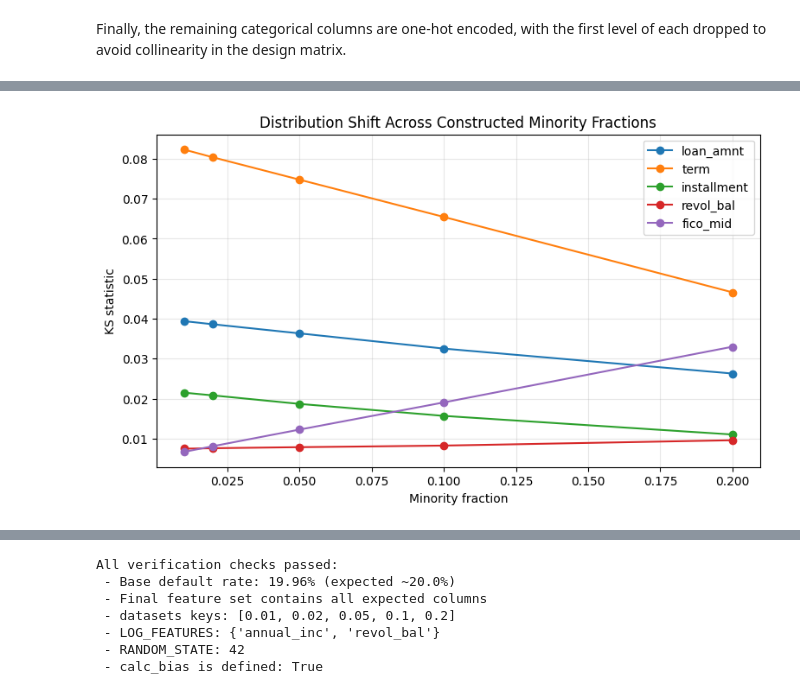
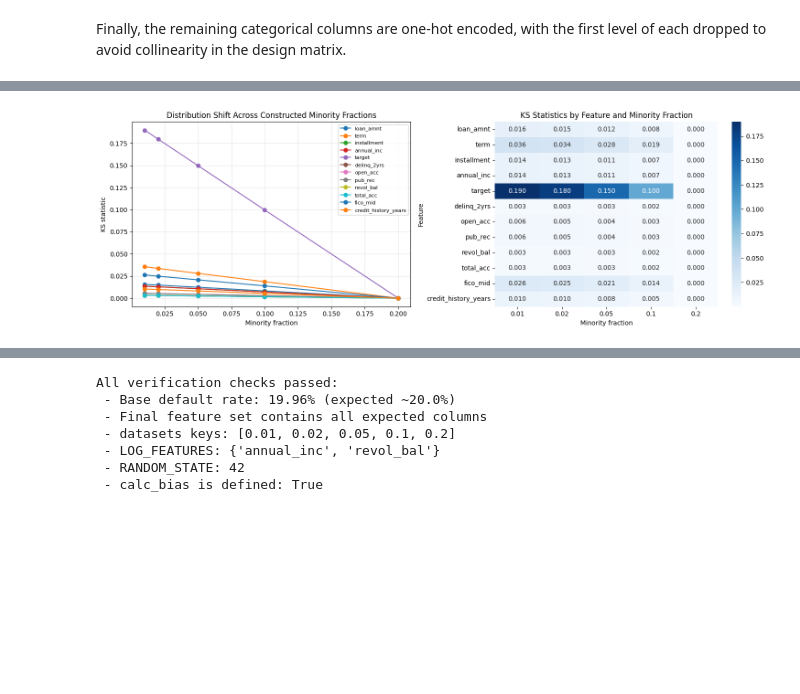
Before and after one commit to TimAngevare/Adversarial-Attacks-on-Class-Imbalanced-Lending-Default-Models, a Jupyter notebook: Notebook_Final_V1.ipynb, the cells around one changed output, grey strips where cells are left out. Saved outputs shown, nothing was run; the diff lists cells and outputs as text; code cells hidden in the pictures; blank space fills up the shorter version.

```diff
--- a/Notebook_Final_V1.ipynb
+++ b/Notebook_Final_V1.ipynb
@@ -404,11 +448,11 @@ df = df.drop(columns=["fico_range_low", "fico_range_high"], errors="ignore")
 # %%
-# For al the other highly correlated features, we will drop one of the pair. The following columns have been identified as highly correlated and will be dropped:
+# columns to drop
 corr_drop_cols = [
     "out_prncp_inv", "total_pymnt_inv", "funded_amnt","funded_amnt_inv", "num_sats",
     "num_rev_tl_bal_gt_0", "tot_hi_cred_lim","total_il_high_credit_limit","bc_util",
     "percent_bc_gt_75","bc_open_to_buy","total_bc_limit", "num_op_rev_tl", "avg_cur_bal",
     "last_fico_range_high","last_fico_range_low","num_bc_sats","num_actv_bc_tl",
-    "total_rev_hi_lim", "num_bc_tl", "num_tl_30dpd",
+    "total_rev_hi_lim", "num_bc_tl", "num_tl_30dpd", "collection_recovery_fee",
 ]
 
 existing_corr_drop_cols = [col for col in corr_drop_cols if col in df.columns]
@@ -548,5 +598,5 @@ Last features drop based on other kaggle sets and logisch nadenken.
 # %%
-drop_for_generalisation = [
+drop_manual = [
     # Too detailed location
     "zip_code",
 
@@ -573,12 +623,13 @@ drop_for_generalisation = [
     "num_rev_accts",
     "num_tl_30dpd",
     "num_tl_op_past_12m",
+    'num_tl_90g_dpd_24m',
 
     # Detailed delinquency percentage; overlaps with broader delinquency/FICO features
     "pct_tl_nvr_dlq"
 ]
 
-df = df.drop(columns=[col for col in drop_for_generalisation if col in df.columns])
+df = df.drop(columns=[col for col in drop_manual if col in df.columns])
 # %%
 print("Remaining features:", df.shape[1])
 print(df.columns.tolist())
@@ -890,5 +950,7 @@ def calc_bias(source_df, sampled_df):
 # %%
+# Construct the five imbalance levels and check subsample bias via a Kolmogorov-Smirnov test against the source distribution
 datasets = {}
+ks_results = {}
 minority_fractions = [0.01, 0.02, 0.05, 0.1, 0.2]
 
 majority = df[df["target"] == 0]
@@ -915,11 +977,17 @@ for frac in minority_fractions:
     y = subsample["target"]
     datasets[frac] = (X, y)
 
+    bias = calc_bias(df, subsample)
+    # Keep only the KS statistic (drop the p-value) and drop columns where the test is undefined.
+    ks_results[frac] = {
+        col: stat for col, (stat, _) in bias.items() if pd.notna(stat)
+    }
+
     print(f"\nMinority fraction: {frac}")
     print(y.value_counts())
     print(y.value_counts(normalize=True))
     print("Bias statistics (Kolmogorov-Smirnov test):")
-    print(calc_bias(df, subsample))
+    print(bias)
 # %% [output]
 Natural minority fraction: 0.200
 
@@ -941,57 +1009,24 @@ Bias statistics (Kolmogorov-Smirnov test):
 # %%
 # Visualize KS statistics across imbalance levels
-
-ks_results = {
-    0.01: {
-        "loan_amnt": 0.039377000344166024,
-        "term": 0.08229234478607517,
-        "installment": 0.021488296265040452,
-        "revol_bal": 0.007483885836361837,
-        "fico_mid": 0.006678236764045109
-    },
-    0.02: {
-        "loan_amnt": 0.038593212145580036,
-        "term": 0.08035771473401887,
-        "installment": 0.02080874091120838,
-        "revol_bal": 0.007600359724681094,
-        "fico_mid": 0.008097888501842787
-    },
-    0.05: {
-        "loan_amnt": 0.03631884632732174,
-        "term": 0.07476485161972724,
-        "installment": 0.01868232832376243,
-        "revol_bal": 0.007858012884153665,
-        "fico_mid": 0.01225552557325671
-    },
-    0.10: {
-        "loan_amnt": 0.03251008734662042,
-        "term": 0.06543978140062257,
-        "installment": 0.015681156223129933,
-        "revol_bal": 0.008252036503013871,
-        "fico_mid": 0.019049056349550897
-    },
-    0.20: {
-        "loan_amnt": 0.026272988121635032,
-        "term": 0.0465848344922174,
-        "installment": 0.011026119039678206,
-        "revol_bal": 0.009591679673575104,
-        "fico_mid": 0.03297430606690421
-    }
-}
-
 ks_df = pd.DataFrame(ks_results).T
 ks_df.index.name = "minority_fraction"
-
 display(ks_df)
 
-plt.figure(figsize=(9, 5))
+fig, axes = plt.subplots(1, 2, figsize=(15, 5))
+
 for col in ks_df.columns:
-    plt.plot(ks_df.index, ks_df[col], marker="o", label=col)
+    axes[0].plot(ks_df.index, ks_df[col], marker="o", label=col)
+axes[0].set_title("Distribution Shift Across Constructed Minority Fractions")
+axes[0].set_xlabel("Minority fraction")
+axes[0].set_ylabel("KS statistic")
+axes[0].legend(fontsize=8)
+axes[0].grid(True, alpha=0.3)
 
-plt.title("Distribution Shift Across Constructed Minority Fractions")
-plt.xlabel("Minority fraction")
-plt.ylabel("KS statistic")
-plt.legend()
-plt.grid(True, alpha=0.3)
+sns.heatmap(ks_df.T, annot=True, fmt=".3f", cmap="Blues", ax=axes[1])
+axes[1].set_title("KS Statistics by Feature and Minority Fraction")
+axes[1].set_xlabel("Minority fraction")
+axes[1].set_ylabel("Feature")
+
+plt.tight_layout()
 plt.show()
 # %% [output]
@@ -1005 +1040 @@ plt.show()
-[figure, old version]
+[figure, new version]
```
Also changed, not shown: parts of 169 cells of this notebook.
